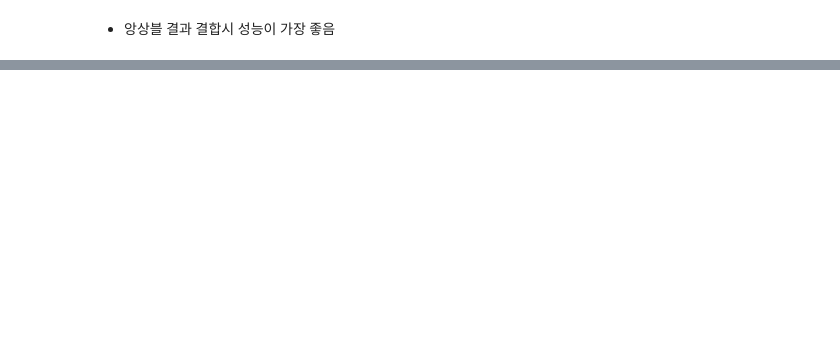
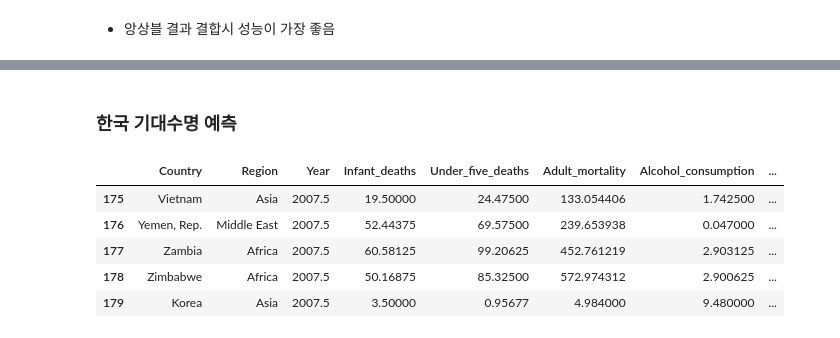
Before and after one commit to Encore-SKN-9/ml_5team, a Jupyter notebook: Dainn/regression.ipynb, the cells around one changed output, grey strips where cells are left out. Drawn from its saved outputs; the diff is of its cells as text; code cells hidden in the pictures; blank space fills up the shorter version.

```diff
--- a/regression.ipynb
+++ b/Dainn/regression.ipynb
@@ -677,0 +802,12 @@ R2: 0.9823323739855491
+# %% [markdown]
+### 한국 기대수명 예측
+# %%
+df_korea = pd.read_csv("./data/include_korea.csv")
+df_korea.tail()
+# %% [output]
+|  | Country | Region | Year | Infant_deaths | Under_five_deaths | Adult_mortality | Alcohol_consumption | ... |
+| 175 | Vietnam | Asia | 2007.5 | 19.50000 | 24.47500 | 133.054406 | 1.742500 | ... |
+| 176 | Yemen, Rep. | Middle East | 2007.5 | 52.44375 | 69.57500 | 239.653938 | 0.047000 | ... |
+| 177 | Zambia | Africa | 2007.5 | 60.58125 | 99.20625 | 452.761219 | 2.903125 | ... |
+| 178 | Zimbabwe | Africa | 2007.5 | 50.16875 | 85.32500 | 572.974312 | 2.900625 | ... |
+| 179 | Korea | Asia | 2007.5 | 3.50000 | 0.95677 | 4.984000 | 9.480000 | ... |
```
Also changed, not shown: parts of 18 cells of this notebook, 2 other files.
